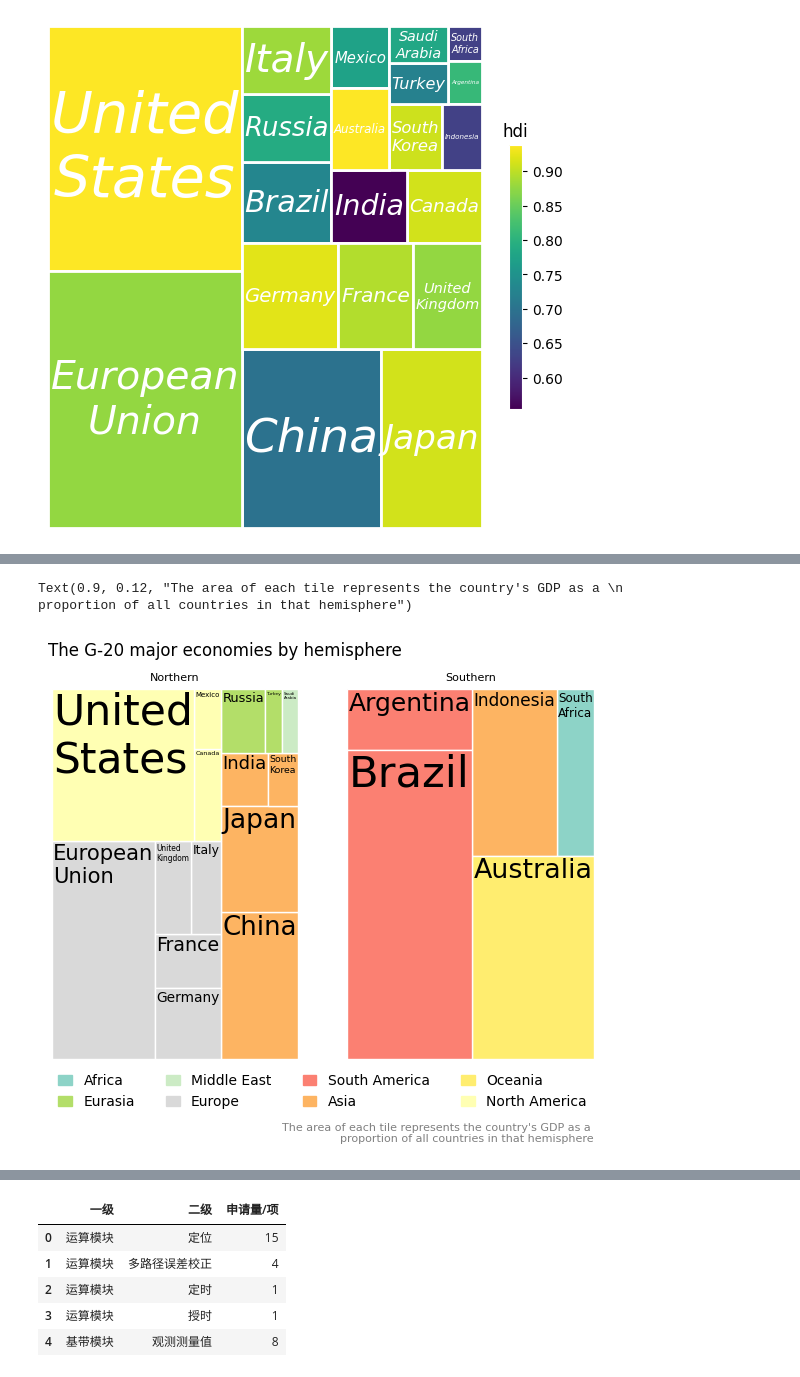
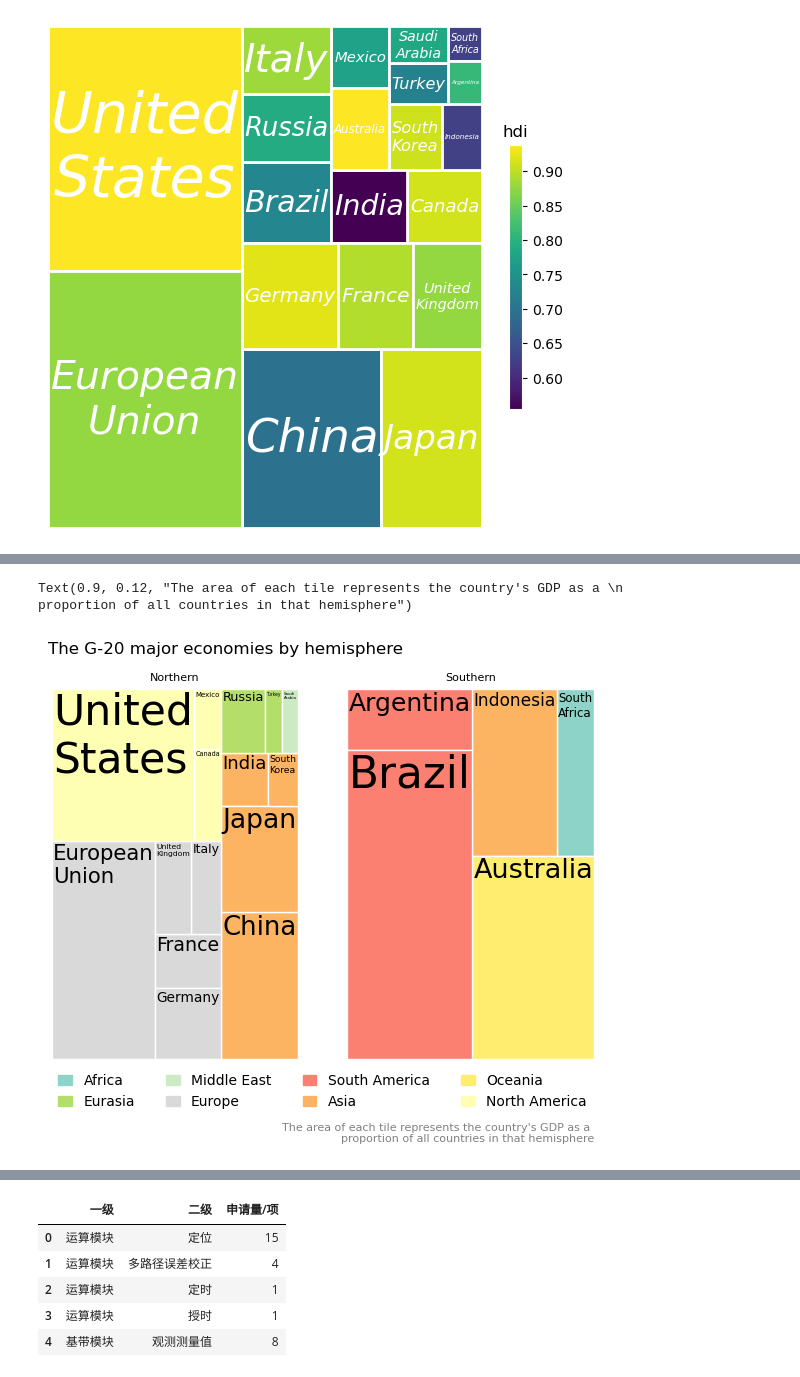
Before and after one commit to chenyulue/matplotlib-extra, a Jupyter notebook: examples/example.ipynb, the cells around one changed output, grey strips where cells are left out. Cells and saved outputs as stored; diff of their text form; code cells hidden in the pictures.

```diff
--- a/examples/example.ipynb
+++ b/examples/example.ipynb
@@ -102,35 +102,35 @@ plt.show()
 southern = df.query('hemisphere == "Southern"')
 northern = df.query('hemisphere == "Northern"')
 cmap = tr.get_colormap('Set3', df['region'])
 
 fig, axes = plt.subplots(1, 2, figsize=(7,7), dpi=100, subplot_kw=dict(aspect=1.5))
 
 trc = []
 for i, data in enumerate([northern, southern]):
     t = tr.treemap(
         axes[i], data, area='gdp_mil_usd', fill='region', labels='country',
         levels=['region', 'country'], cmap=cmap,
         rectprops=dict(ec='w'),
-        textprops=dict(c='k', wrap=True, place='top left'),
+        textprops=dict(c='k', reflow=True, place='top left'),
         subgroup_rectprops=dict(region={}),
     )
     axes[i].set_title(data['hemisphere'].iloc[0], fontsize=8)
     axes[i].axis('off')
     trc.append(t)
 
 
 handles = sorted(trc[0].handles['region'] + trc[1].handles['region'],
                  key=lambda x: (x.get_ec(),x.get_label()))
 legend = fig.legend(handles=[handles[i] for i in range(0, len(handles), 2)],
           ncol=4, loc='lower left', bbox_to_anchor=(0.117,0.15, 0.79, 0.4),
           handlelength=1, mode='expand', frameon=False)
 fig.suptitle('The G-20 major economies by hemisphere', x=0.12, y=0.835, ha='left')
 fig.text(0.9, 0.12, '''The area of each tile represents the country's GDP as a
           proportion of all countries in that hemisphere''',
         ha='right', fontsize=8, color='grey')
 # %% [output]
 Text(0.9, 0.12, "The area of each tile represents the country's GDP as a \n          proportion of all countries in that hemisphere")
-[figure, old version]
+[figure, new version]
 # %%
 fig, ax = plt.subplots(figsize=(7,7), dpi=100, subplot_kw=dict(aspect=1.5))
 
```
Also changed, not shown: parts of 6 cells of this notebook, 3 other files.
